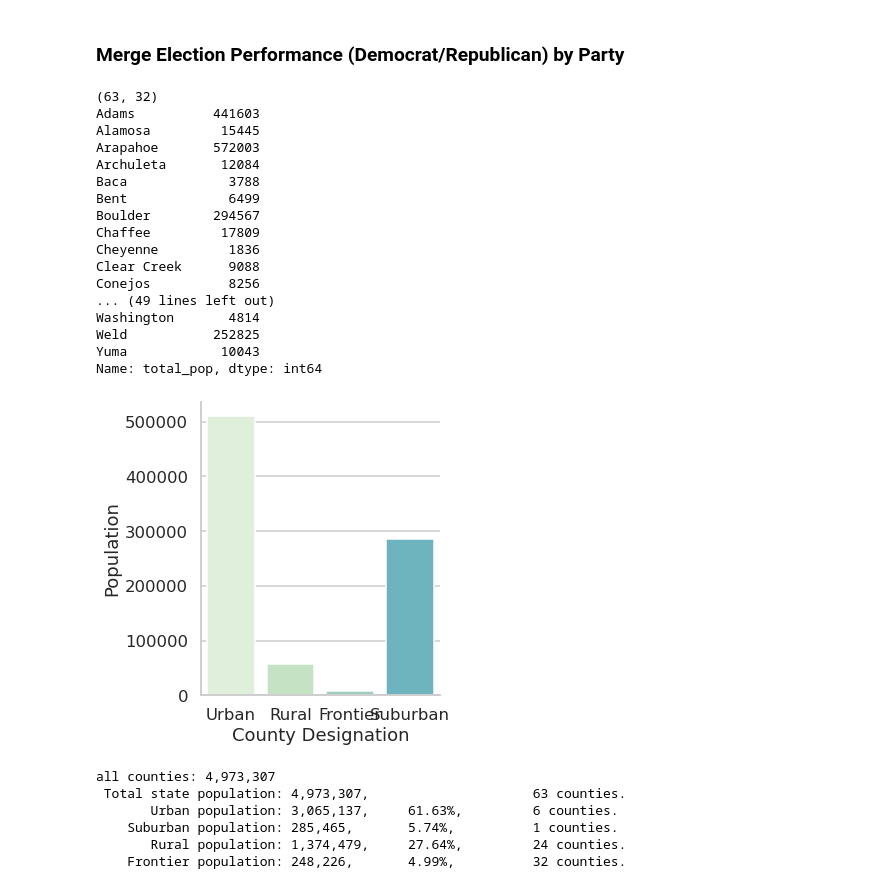
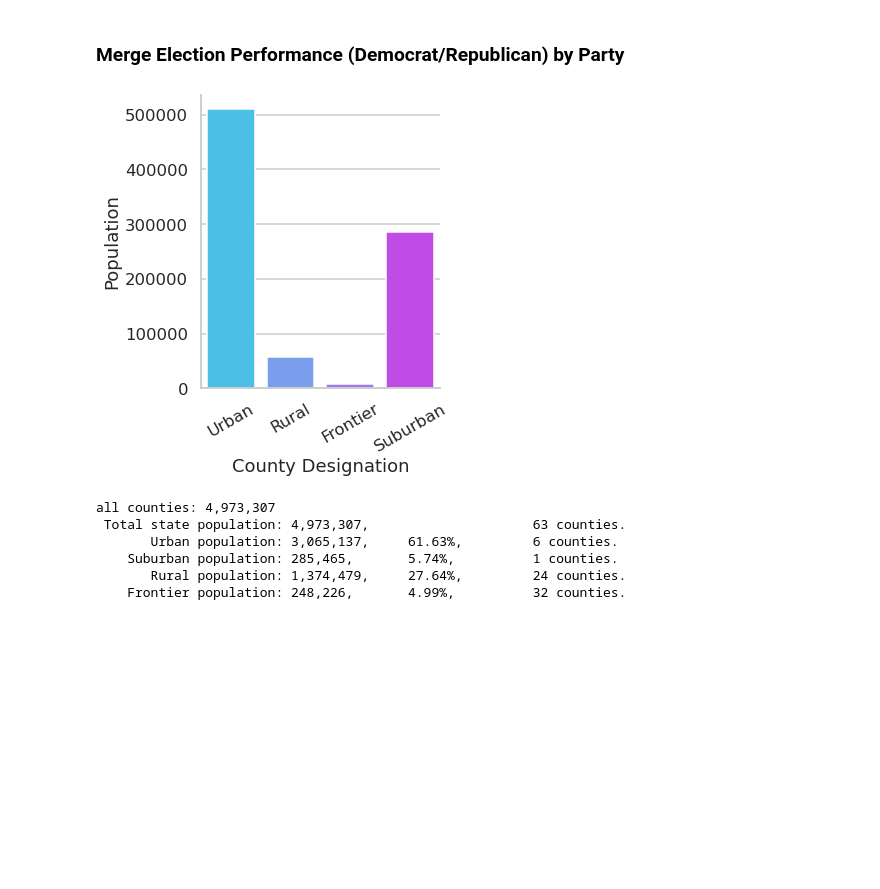
Before and after one commit to reed54/MSDS696, a Jupyter notebook: notebooks/4.0.0.Model_County_Votes_Behavior_and_Demographic.ipynb, the cells around one changed output. Drawn from its saved outputs; the diff is of its cells as text; code cells hidden in the pictures; blank space fills up the shorter version.

```diff
--- a/notebooks/4.0.0.Model_County_Votes_Behavior_and_Demographic.ipynb
+++ b/notebooks/4.0.0.Model_County_Votes_Behavior_and_Demographic.ipynb
@@ -242,49 +242,35 @@ df_pop
 # %%
 def merge_censusdf(cdfi, dfi):
     edf = cdfi.copy(deep = True)
     df = dfi.copy(deep = True)
     edf = edf.merge(df, how = 'outer', left_index = True, right_index = True)
     return edf
 
 df = df_pop.copy(deep = True)
 df.set_index('county', inplace = True)
 df
 
 pop_edf_df = merge_censusdf(edf, df)
 pop_edf_df
 
 
 
 ##########################################
 pop_edf_designation = merge_censusdf(pop_edf_df, county_designation_df)
 pop_edf_designation.drop(labels='Broomfield', inplace = True)
-print(pop_edf_designation.shape)
-print(pop_edf_designation['total_pop'])
+#print(pop_edf_designation.shape)
+#print(pop_edf_designation['total_pop'])
 
-sns.catplot(x = "desigName", y = 'total_pop', data = pop_edf_designation,
+sns.catplot(x = "desigName", y = 'total_pop', data = pop_edf_designation, palette = "cool",
             kind = 'bar', ci = None, legend = True)
 plt.xlabel('County Designation')
+plt.xticks(x = 'designame', rotation= 30)
 plt.ylabel('Population')
+fn = "../img/" + "co_designation_population_bar.png"
+plt.savefig(fn, bbox_inches="tight", dpi = 600)
 plt.show()
 # %% [output]
-(63, 32)
-Adams          441603
-Alamosa         15445
-Arapahoe       572003
-Archuleta       12084
-Baca             3788
-Bent             6499
-Boulder        294567
-Chaffee         17809
-Cheyenne         1836
-Clear Creek      9088
-Conejos          8256
-... (49 lines left out)
-Washington       4814
-Weld           252825
-Yuma            10043
-Name: total_pop, dtype: int64
-[figure, old version]
+[figure, new version]
 # %%
 df = pop_edf_designation.copy(deep = True)
 
```
Also changed, not shown: parts of 3 cells of this notebook, 3 other files.
